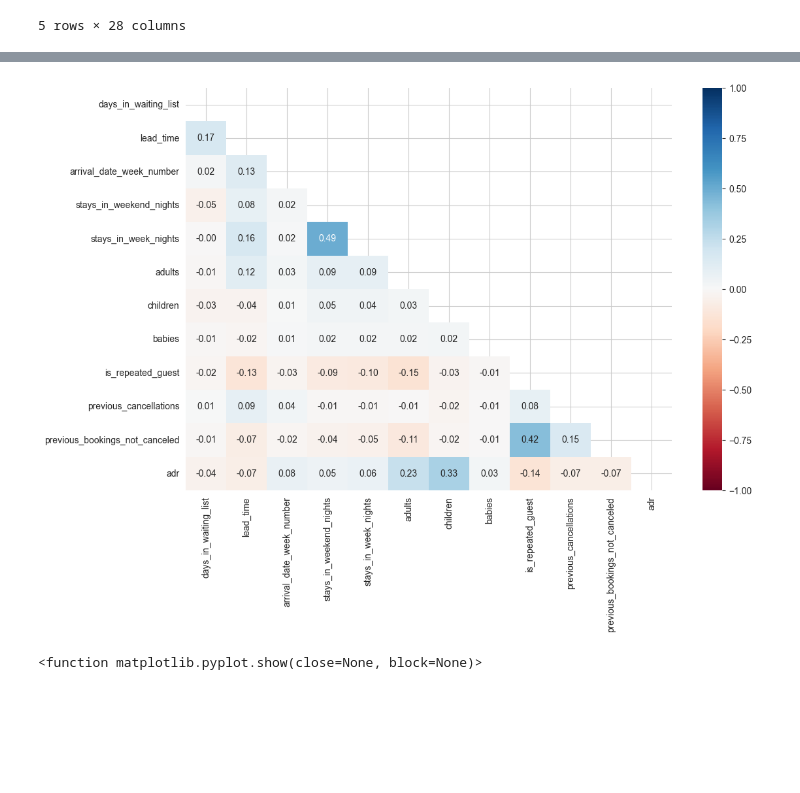
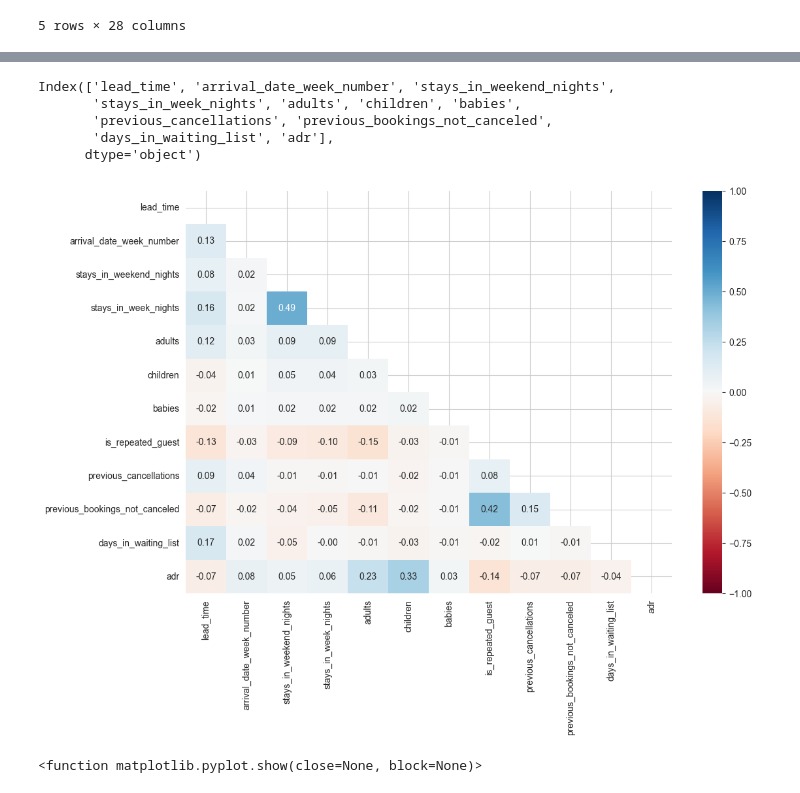
Before and after one commit to JohnChirinos/BI, a Jupyter notebook: Proyecto_BI.ipynb, the cells around one changed output, grey strips where cells are left out. Drawn from its saved outputs; the diff is of its cells as text; code cells hidden in the pictures; blank space fills up the shorter version.

```diff
--- a/Proyecto_BI.ipynb
+++ b/Proyecto_BI.ipynb
@@ -222,17 +231,25 @@ df.describe(include='number')
 | 50% | 69.000000 | 28.000000 | 1.000000 | 2.000000 | 2.000000 | 0.000000 | ... |
 | 75% | 161.000000 | 38.000000 | 2.000000 | 3.000000 | 2.000000 | 0.000000 | ... |
 | max | 737.000000 | 53.000000 | 16.000000 | 41.000000 | 55.000000 | 10.000000 | ... |
+# %%
+df.select_dtypes(include='number').columns
+# %% [output]
+Index(['lead_time', 'arrival_date_week_number', 'stays_in_weekend_nights',
+       'stays_in_week_nights', 'adults', 'children', 'babies',
+       'previous_cancellations', 'previous_bookings_not_canceled',
+       'days_in_waiting_list', 'adr'],
+      dtype='object')
 # %%
 # Lista de features numéricos (SIN assigned_room_type y reserved_room_type)
-num_features = ['days_in_waiting_list', 'lead_time', 'arrival_date_week_number', 'stays_in_weekend_nights', 'stays_in_week_nights', 'adults', "children", "babies", "is_repeated_guest", "previous_cancellations", "previous_bookings_not_canceled", "adr"]
+num_features = [ 'lead_time', 'arrival_date_week_number', 'stays_in_weekend_nights', 'stays_in_week_nights', 'adults', "children", "babies", "is_repeated_guest", "previous_cancellations", "previous_bookings_not_canceled", 'days_in_waiting_list',"adr"]
 
 # Matriz de correlacion con num_features y muestrala
 corr_matrix = df[num_features].corr()
 plt.figure(figsize=(12, 8))
 sns.heatmap(corr_matrix, annot=True, fmt=".2f", vmin=-1, vmax=1, mask=np.triu(corr_matrix), cmap="RdBu")
 plt.show()
 # %% [output]
-[figure, old version]
+[figure, new version]
 # %%
 # Matriz de gráficos
 sns.pairplot(data=df, corner="True")
```
Also changed, not shown: parts of 35 cells of this notebook.
